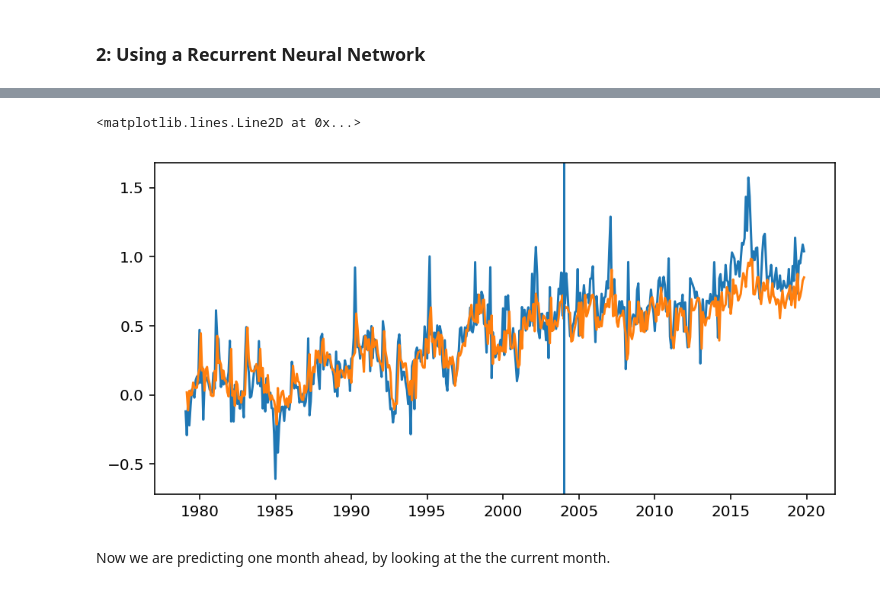
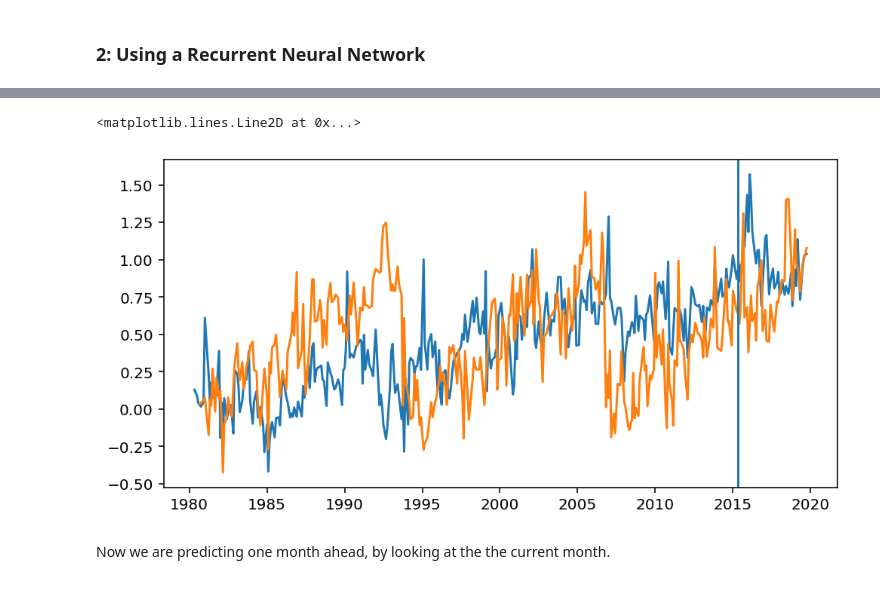
Before and after one commit to s4f-dortmund/open_data_notebooks, a Jupyter notebook: 2019-06-26_extent_analysis.ipynb, the cells around one changed output, grey strips where cells are left out. Drawn from its saved outputs; the diff is of its cells as text; code cells hidden in the pictures.

```diff
--- a/2019-06-26_extent_analysis.ipynb
+++ b/2019-06-26_extent_analysis.ipynb
@@ -510,0 +501,4 @@ Epoch 100/100
+# %%
+y_keras = np.array([y.values[i:-(look_back-i)] for i in range(look_back)]).reshape(y.shape[0] - look_back, look_back, 1)
+# %%
+model.fit(X_keras, y_keras, epochs=1000, verbose=False)
@@ -511,2 +520,2 @@ Epoch 100/100
 # %%
-y_pred_train_keras = model.predict(reshape_keras(X, look_back)).reshape(reshape_keras(X, look_back).shape[0])
+y_pred_keras = model.predict(reshape_keras(X.append(X_test), look_back))
@@ -520,14 +522,12 @@ plt.plot(y[look_back:].index, y_pred_train_keras)
-# %%
-y_pred_keras = model.predict(reshape_keras(X.append(X_test), look_back)).reshape(reshape_keras(X.append(X_test), look_back).shape[0])
 # %%
 y_all = y.append(y_test)
 # %%
 plt.figure(figsize=(8, 4), dpi=144)
 plt.plot(y_all.index, y_all)
-plt.plot(y_all[look_back:].index, y_pred_keras)
+plt.plot(y_all[look_back:].index, y_pred_keras[:,-1,0])
 plt.axvline(y.iloc[-1:].index)
 # %% [output]
 <matplotlib.lines.Line2D at 0x...>
-[figure, old version]
+[figure, new version]
 # %% [markdown]
 Now we are predicting one month ahead, by looking at the the current month.
```
Also changed, not shown: parts of 36 cells of this notebook.
